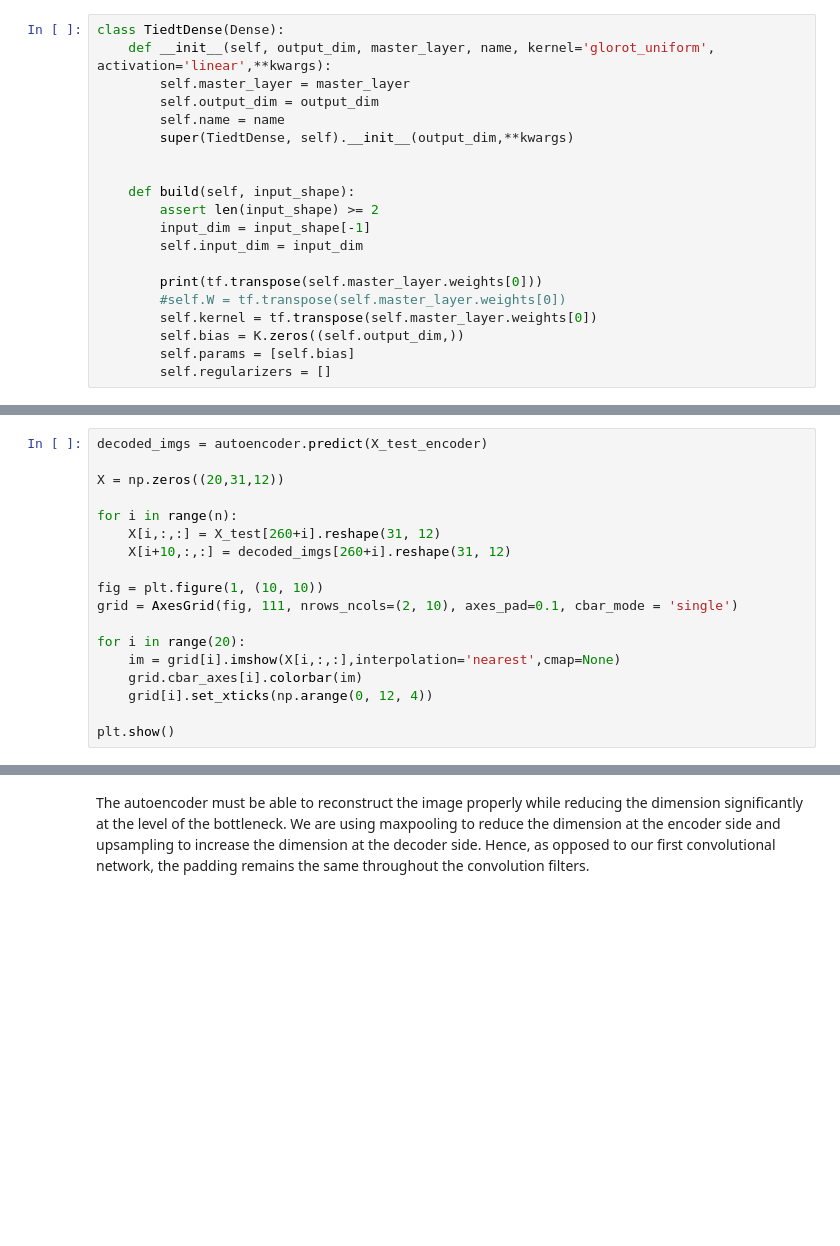
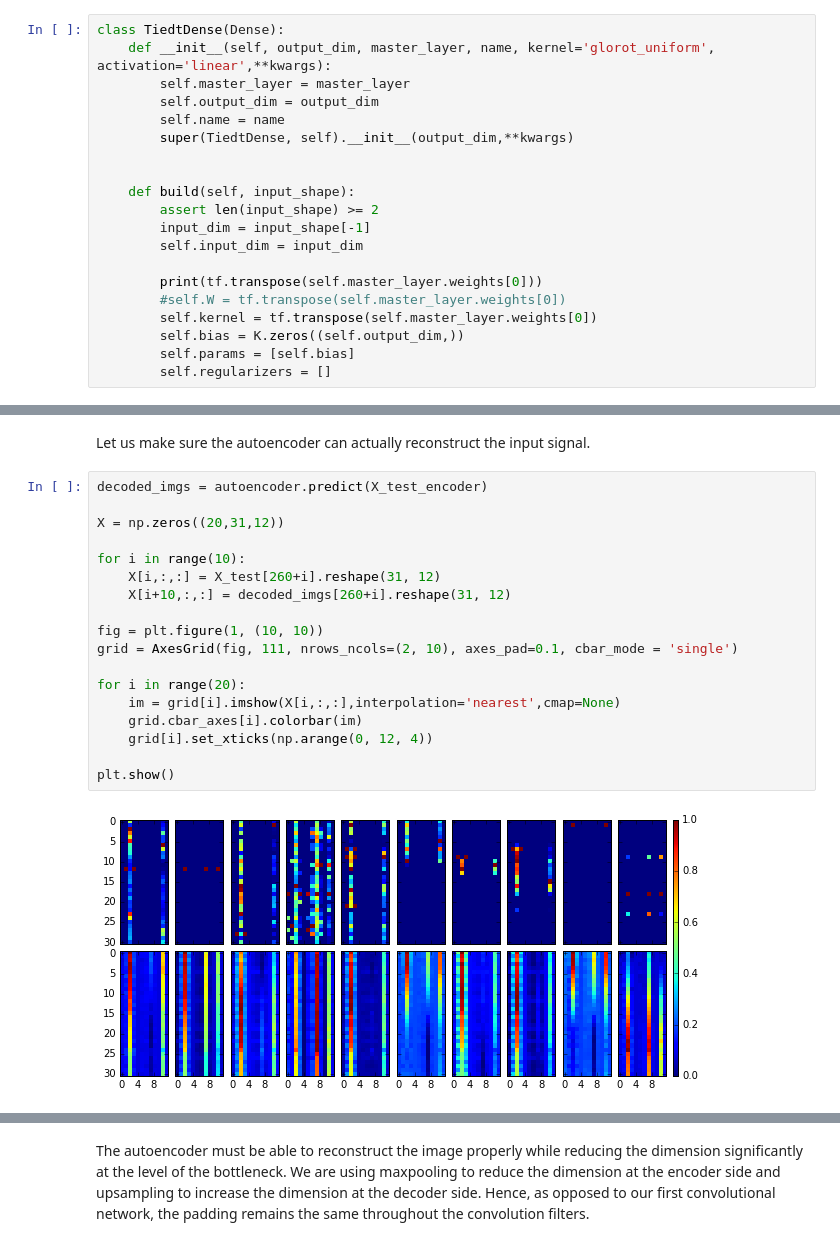
Before and after one commit to CyrilleDS/Business-Deep-Learning, a Jupyter notebook: Autoencoders for Business.ipynb, the cells around one changed output, grey strips where cells are left out. Drawn from its saved outputs; the diff is of its cells as text; blank space fills up the shorter version.

```diff
--- a/Autoencoders for Business.ipynb
+++ b/Autoencoders for Business.ipynb
@@ -300,21 +324,25 @@ plt.plot(my_model.epoch, my_model.history['val_loss'], 'r-')
+# %% [markdown]
+Let us make sure the autoencoder can actually reconstruct the input signal.
 # %%
 decoded_imgs = autoencoder.predict(X_test_encoder)
 
 X = np.zeros((20,31,12))
 
-for i in range(n):
+for i in range(10):
     X[i,:,:] = X_test[260+i].reshape(31, 12)
     X[i+10,:,:] = decoded_imgs[260+i].reshape(31, 12)
 
 fig = plt.figure(1, (10, 10))
 grid = AxesGrid(fig, 111, nrows_ncols=(2, 10), axes_pad=0.1, cbar_mode = 'single')
 
 for i in range(20):
     im = grid[i].imshow(X[i,:,:],interpolation='nearest',cmap=None)
     grid.cbar_axes[i].colorbar(im)
     grid[i].set_xticks(np.arange(0, 12, 4))
 
 plt.show()
+# %% [output]
+[figure, added]
 # %%
 W = np.transpose(d.get_weights()[0])
 adj_W = np.zeros(W.shape)
```
Also changed, not shown: parts of 25 cells of this notebook.
